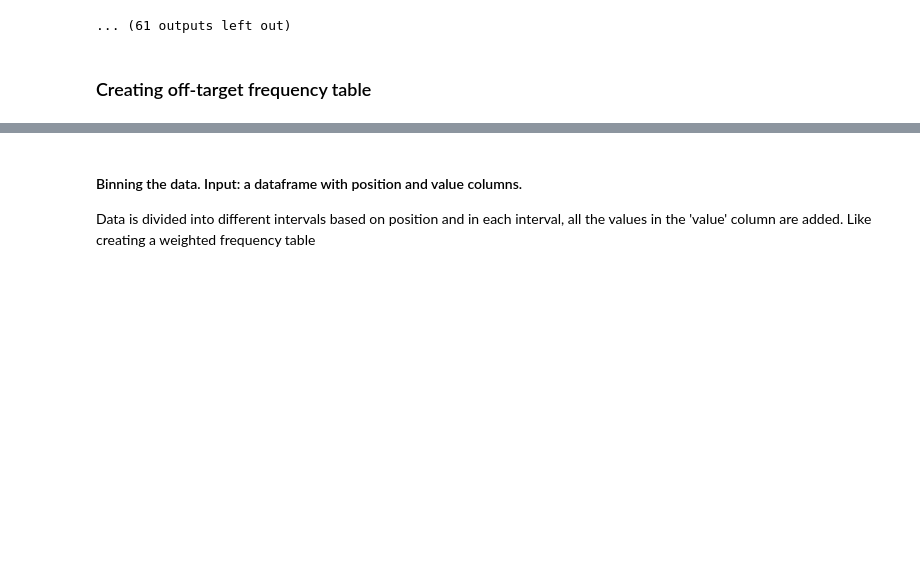
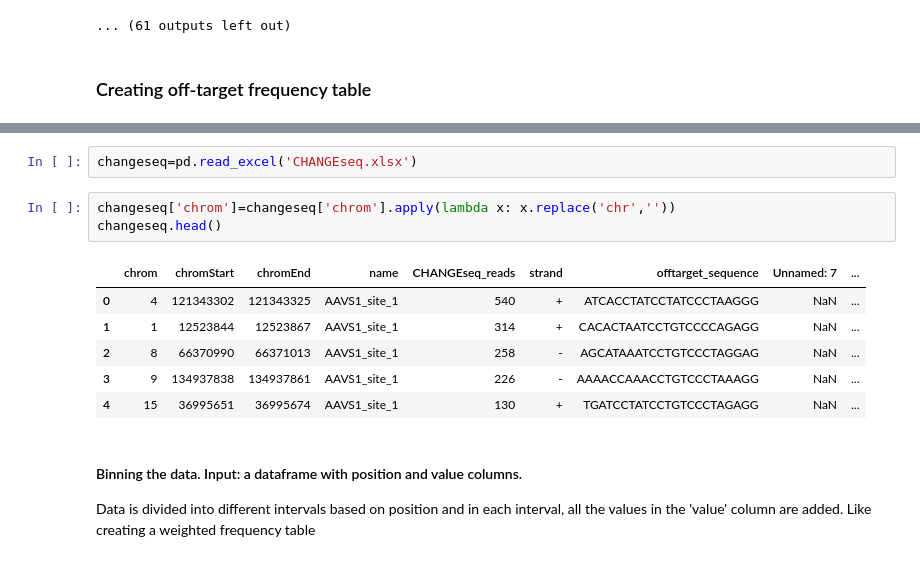
Before and after one commit to sadegh-rizi/OT-detection, a Jupyter notebook: guide-seq/PAM.ipynb, the cells around one changed output, grey strips where cells are left out. Saved outputs shown, nothing was run; the diff lists cells and outputs as text; blank space fills up the shorter version.

```diff
--- a/guide-seq/PAM.ipynb
+++ b/guide-seq/PAM.ipynb
@@ -170,6 +169,18 @@ data.head()
 | 2 | X | 1452125 | 1452148 | AAVS1_site_1 | 105 | + | CTCCCCAACCCCATCCCTAGGGG | ... |
 | 3 | 1 | 12523844 | 12523867 | AAVS1_site_1 | 2 | + | CACACTAATCCTGTCCCCAGAGG | ... |
 | 4 | 19 | 55115744 | 55115767 | AAVS1_site_1 | 55079 | + | GTCACCAATCCTGTCCCTAGTGG | ... |
+# %%
+changeseq=pd.read_excel('CHANGEseq.xlsx')
+# %%
+changeseq['chrom']=changeseq['chrom'].apply(lambda x: x.replace('chr',''))
+changeseq.head()
+# %% [output]
+|  | chrom | chromStart | chromEnd | name | CHANGEseq_reads | strand | offtarget_sequence | Unnamed: 7 | ... |
+| 0 | 4 | 121343302 | 121343325 | AAVS1_site_1 | 540 | + | ATCACCTATCCTATCCCTAAGGG | NaN | ... |
+| 1 | 1 | 12523844 | 12523867 | AAVS1_site_1 | 314 | + | CACACTAATCCTGTCCCCAGAGG | NaN | ... |
+| 2 | 8 | 66370990 | 66371013 | AAVS1_site_1 | 258 | - | AGCATAAATCCTGTCCCTAGGAG | NaN | ... |
+| 3 | 9 | 134937838 | 134937861 | AAVS1_site_1 | 226 | - | AAAACCAAACCTGTCCCTAAAGG | NaN | ... |
+| 4 | 15 | 36995651 | 36995674 | AAVS1_site_1 | 130 | + | TGATCCTATCCTGTCCCTAGAGG | NaN | ... |
 # %% [markdown]
 #### Binning the data. Input: a dataframe with position and value columns.
 Data is divided into different intervals based on position and in each interval, all the values in the 'value' column are added.
```
Also changed, not shown: parts of 14 cells of this notebook, 1 other file.
